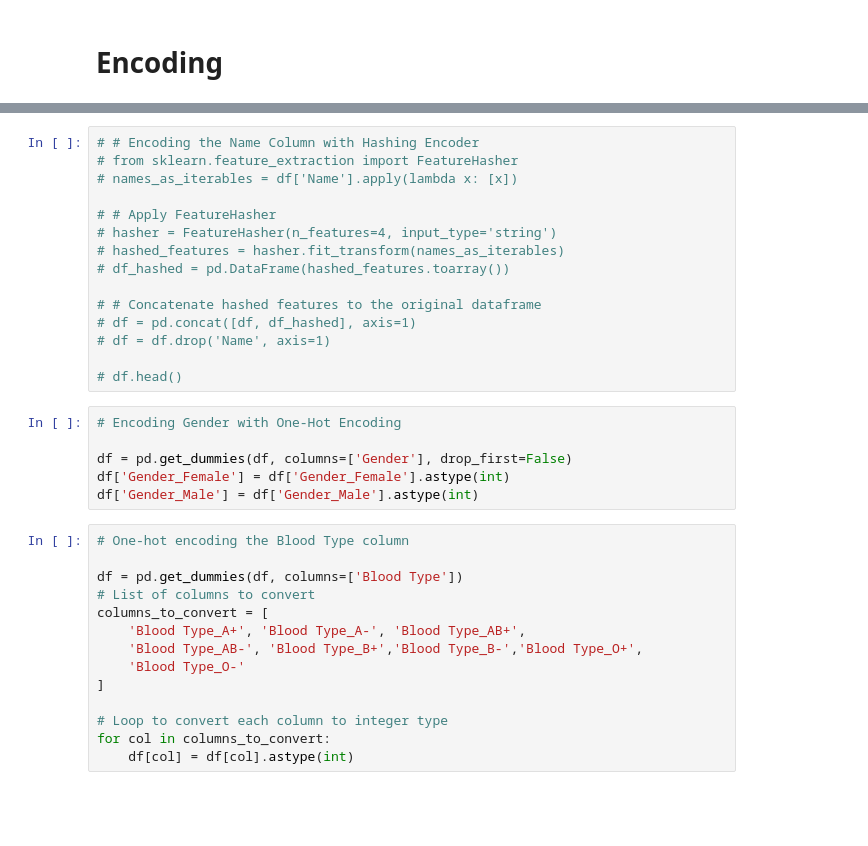
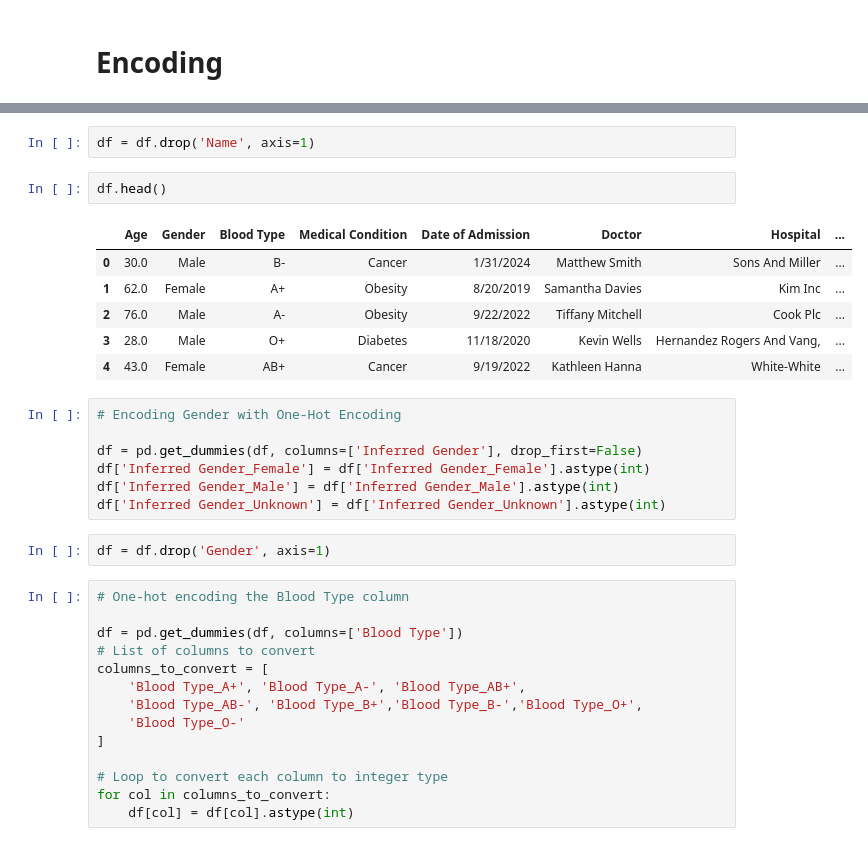
Before and after one commit to LauraLucasZ/Healthcare-Classification-ML, a Jupyter notebook: HealthCareTask2.ipynb, the cells around one changed output, grey strips where cells are left out. Saved outputs shown, nothing was run; the diff lists cells and outputs as text; blank space fills up the shorter version.

```diff
--- a/HealthCareTask2.ipynb
+++ b/HealthCareTask2.ipynb
@@ -884,27 +884,26 @@ df.head()
 | 2 | Danny Smith | 76.0 | Male | A- | Obesity | 9/22/2022 | Tiffany Mitchell | Cook Plc | ... |
 | 3 | Andrew Watts | 28.0 | Male | O+ | Diabetes | 11/18/2020 | Kevin Wells | Hernandez Rogers And Vang, | ... |
 | 4 | Adrienne Bell | 43.0 | Female | AB+ | Cancer | 9/19/2022 | Kathleen Hanna | White-White | ... |
-# %%
-# # Encoding the Name Column with Hashing Encoder
-# from sklearn.feature_extraction import FeatureHasher
-# names_as_iterables = df['Name'].apply(lambda x: [x])
-
-# # Apply FeatureHasher
-# hasher = FeatureHasher(n_features=4, input_type='string')
-# hashed_features = hasher.fit_transform(names_as_iterables)
-# df_hashed = pd.DataFrame(hashed_features.toarray())
-
-# # Concatenate hashed features to the original dataframe
-# df = pd.concat([df, df_hashed], axis=1)
-# df = df.drop('Name', axis=1)
-
-# df.head()
+# %%
+df = df.drop('Name', axis=1)
+# %%
+df.head()
+# %% [output]
+|  | Age | Gender | Blood Type | Medical Condition | Date of Admission | Doctor | Hospital | ... |
+| 0 | 30.0 | Male | B- | Cancer | 1/31/2024 | Matthew Smith | Sons And Miller | ... |
+| 1 | 62.0 | Female | A+ | Obesity | 8/20/2019 | Samantha Davies | Kim Inc | ... |
+| 2 | 76.0 | Male | A- | Obesity | 9/22/2022 | Tiffany Mitchell | Cook Plc | ... |
+| 3 | 28.0 | Male | O+ | Diabetes | 11/18/2020 | Kevin Wells | Hernandez Rogers And Vang, | ... |
+| 4 | 43.0 | Female | AB+ | Cancer | 9/19/2022 | Kathleen Hanna | White-White | ... |
 # %%
 # Encoding Gender with One-Hot Encoding
 
-df = pd.get_dummies(df, columns=['Gender'], drop_first=False)
-df['Gender_Female'] = df['Gender_Female'].astype(int)
-df['Gender_Male'] = df['Gender_Male'].astype(int)
+df = pd.get_dummies(df, columns=['Inferred Gender'], drop_first=False)
+df['Inferred Gender_Female'] = df['Inferred Gender_Female'].astype(int)
+df['Inferred Gender_Male'] = df['Inferred Gender_Male'].astype(int)
+df['Inferred Gender_Unknown'] = df['Inferred Gender_Unknown'].astype(int)
+# %%
+df = df.drop('Gender', axis=1)
 # %%
 # One-hot encoding the Blood Type column
 
```
Also changed, not shown: parts of 3 cells of this notebook.
